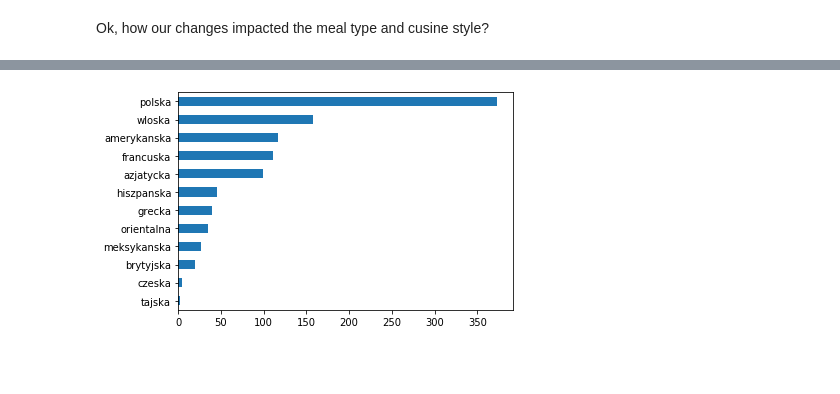
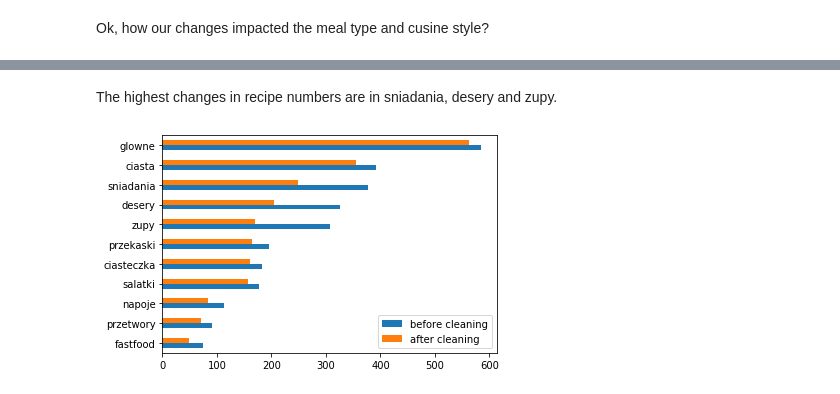
Before and after one commit to d0lar/recipe_matcher, a Jupyter notebook: 2. Dataset cleaning.ipynb, the cells around one changed output, grey strips where cells are left out. Saved outputs shown, nothing was run; the diff lists cells and outputs as text; code cells hidden in the pictures; blank space fills up the shorter version.

```diff
--- a/2. Dataset cleaning.ipynb
+++ b/2. Dataset cleaning.ipynb
@@ -492,4 +488,8 @@ meal_types_plot_cleaned = df_working['meal_type'].value_counts().sort_values(asc
-# %%
-cusine_plot_cleaned = df_working['cusine_style'].value_counts().sort_values(ascending=True).plot.barh()
-# %% [output]
-[figure, removed]
+# %% [markdown]
+The highest changes in recipe numbers are in sniadania, desery and zupy.
+# %%
+df_type_plot = pd.DataFrame({'before cleaning': df_all_links['meal_type'].value_counts().sort_values(ascending=True).values,
+                    'after cleaning': df_working['meal_type'].value_counts().sort_values(ascending=True).values}, index=df_working['meal_type'].value_counts().sort_values(ascending=True).index)
+ax = df_type_plot.plot.barh()
+# %% [output]
+[figure, added]
```
Also changed, not shown: parts of 10 cells of this notebook, 2 other files.
